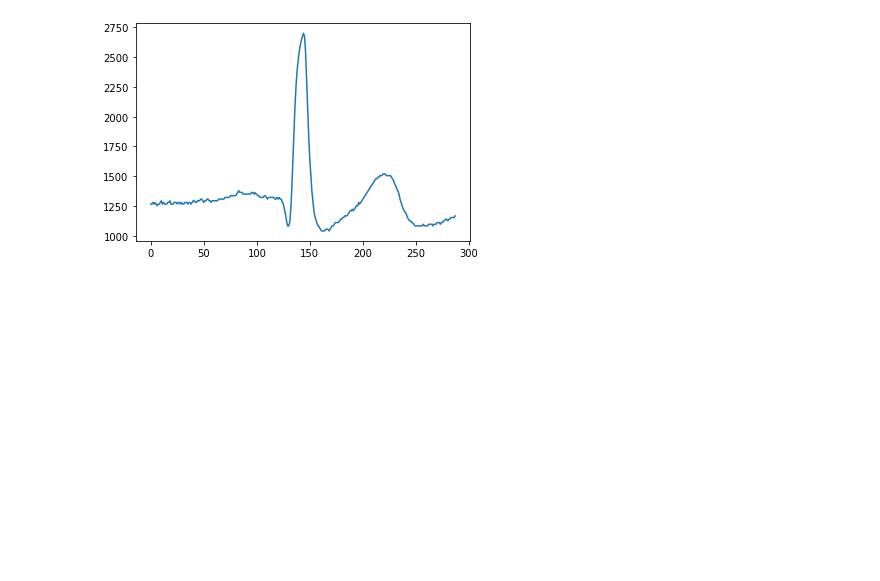
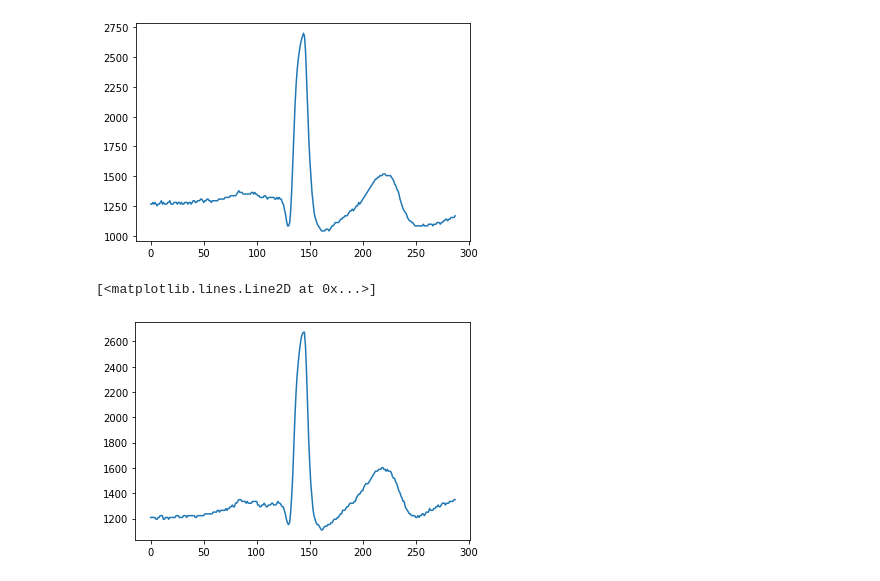
Before and after one commit to sbscsue/ecg_data_wfdb, a Jupyter notebook: use/lab_data/lab_open.ipynb, the cells around one changed output. Cells and saved outputs as stored; diff of their text form; code cells hidden in the pictures; blank space fills up the shorter version.

```diff
--- a/use/lab_data/lab_open.ipynb
+++ b/use/lab_data/lab_open.ipynb
@@ -14,7 +14,7 @@ import os
 home_path = "C:\\sebin\\ecg"
 git_path = home_path+"\\ecg_data_wfdb"
 
-file_path = git_path+"\\check_real_data\\ecg.txt"
+file_path = home_path+"\\data\\lab\\ecg.txt"
 output_path = home_path+"\\save\\lab_data"
 # %%
 #2.data open
@@ -137,5 +137,10 @@ plt.plot(seg[30])
 # %% [output]
 [<matplotlib.lines.Line2D at 0x...>]
 [figure]
+# %%
+plt.plot(seg[70])
+# %% [output]
+[<matplotlib.lines.Line2D at 0x...>]
+[figure, added]
 # %%
 df = pd.DataFrame(seg)
```
Also changed, not shown: parts of 5 cells of this notebook, 8 other files.
